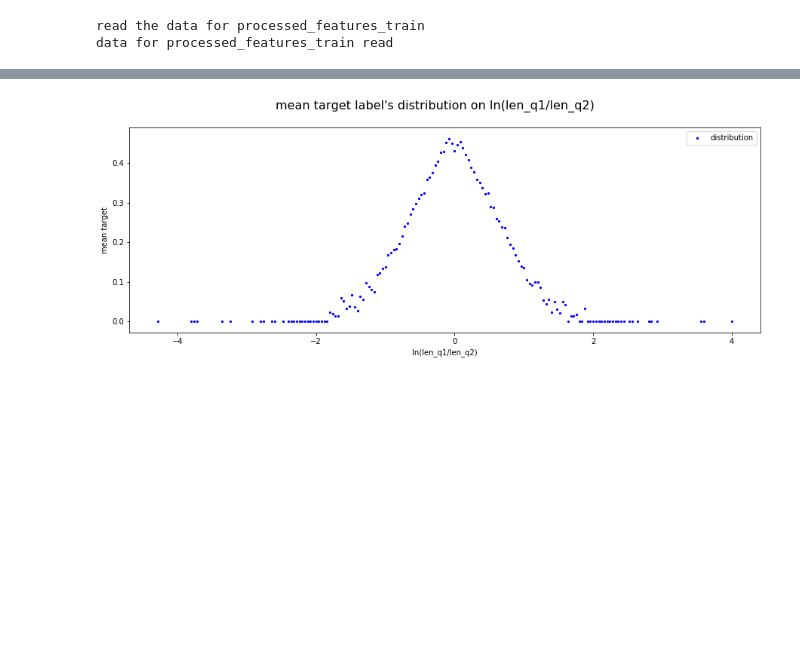
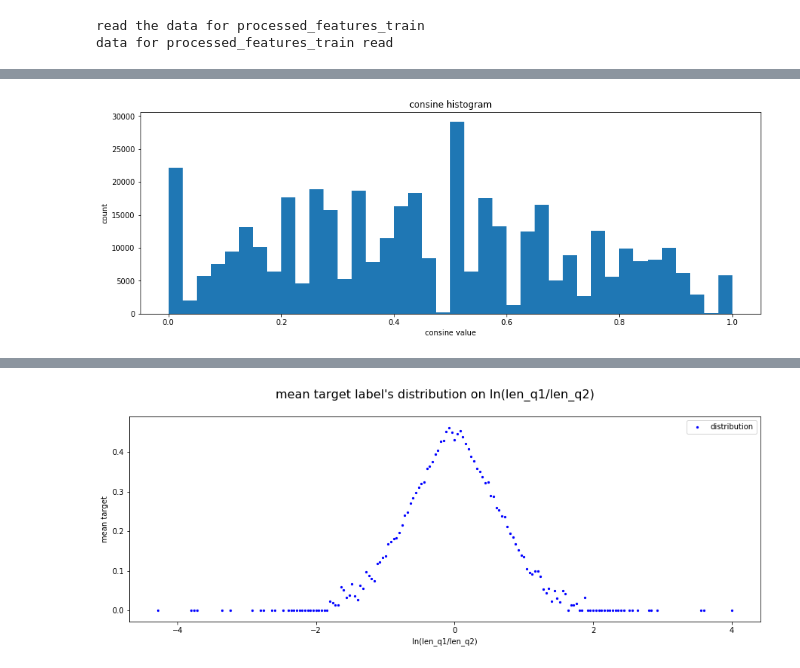
Before and after one commit to Luminosite/ud_quora, a Jupyter notebook: data_analyse.ipynb, the cells around one changed output, grey strips where cells are left out. Cells and saved outputs as stored; diff of their text form; code cells hidden in the pictures; blank space fills up the shorter version.

```diff
--- a/data_analyse.ipynb
+++ b/data_analyse.ipynb
@@ -34,0 +83,5 @@ def show_points(results, value_column='y',
+# %%
+commen_cnt = tData.apply(lambda x: 2*x['common_words']/(x['len_word_q1'] + x['len_word_q1']), axis=1)
+hist(commen_cnt)
+# %% [output]
+[figure, added]
```
Also changed, not shown: parts of 9 cells of this notebook, 1 other file.
